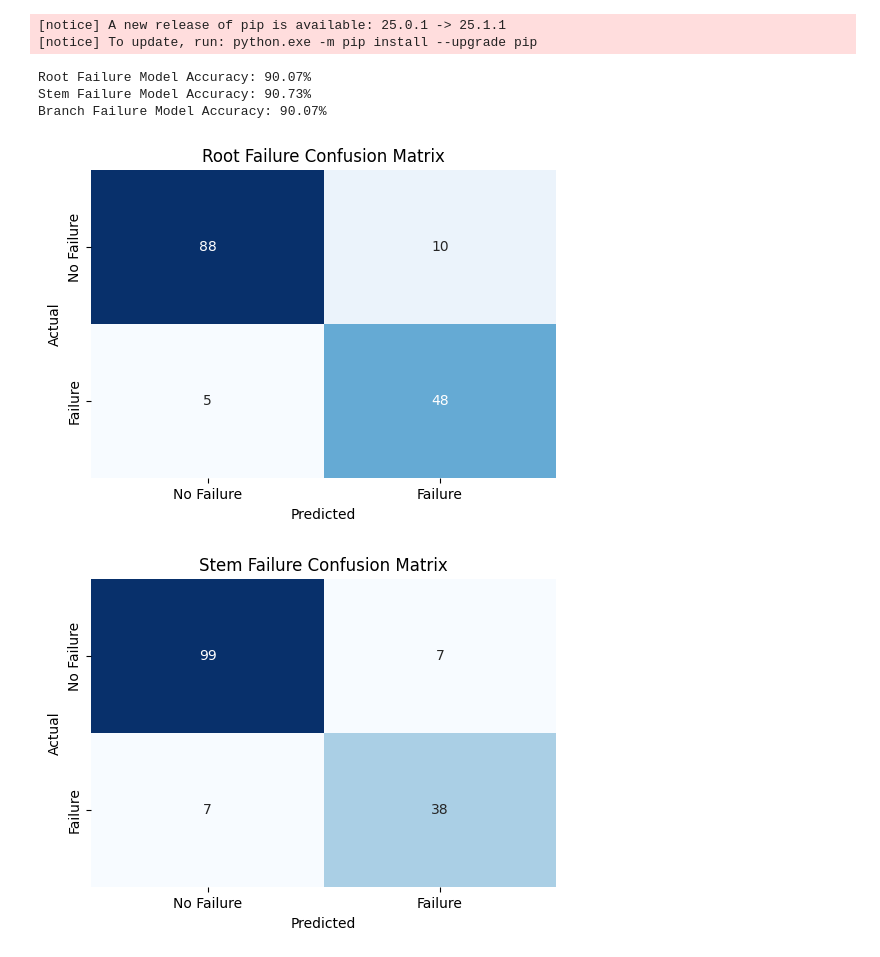
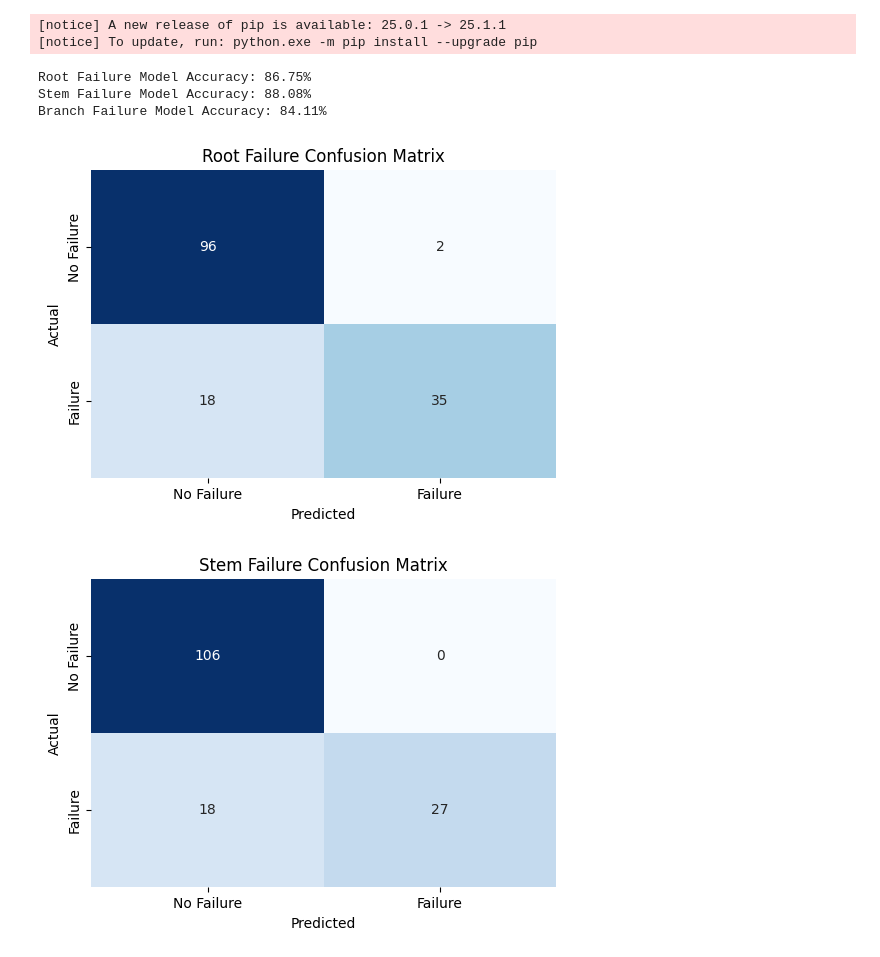
Before and after one commit to roshan-mahesh/Tree-Failure-Analysis, a Jupyter notebook: decision_tree/main.ipynb, the cells around one changed output. Cells and saved outputs as stored; diff of their text form; code cells hidden in the pictures.

```diff
--- a/decision_tree/main.ipynb
+++ b/decision_tree/main.ipynb
@@ -94,7 +94,7 @@ from sklearn.metrics import accuracy_score, confusion_matrix
 import seaborn as sns
 import matplotlib.pyplot as plt
 
-X = df.drop(columns=["Failed Part_BranchFailure", "Failed Part_RootFailure", "Failed Part_StemFailure"])
+X = df.drop(columns=["Failed Part_BranchFailure", "Failed Part_RootFailure", "Failed Part_StemFailure", "Root Failure_None", "Stem Failure_None", "Branch Failure_None"])
 
 models = []
 
@@ -106,41 +106,41 @@ def train_decision_tree_model(X, y, max_depth):
     model.fit(X_train, y_train)
 
     y_pred = model.predict(X_test)
 
     accuracy = accuracy_score(y_test, y_pred)
     return accuracy, y_pred, y_test
 
 y_root = df['Failed Part_RootFailure']
-accuracy_root, y_pred_root, y_test_root = train_decision_tree_model(X, y_root, 5)
+accuracy_root, y_pred_root, y_test_root = train_decision_tree_model(X, y_root, 7)
 
 y_stem = df['Failed Part_StemFailure']
-accuracy_stem, y_pred_stem, y_test_stem = train_decision_tree_model(X, y_stem, 5)
+accuracy_stem, y_pred_stem, y_test_stem = train_decision_tree_model(X, y_stem, 4)
 
 y_branch = df['Failed Part_BranchFailure']
-accuracy_branch, y_pred_branch, y_test_branch = train_decision_tree_model(X, y_branch, 4)
+accuracy_branch, y_pred_branch, y_test_branch = train_decision_tree_model(X, y_branch, 6)
 
 print(f"Root Failure Model Accuracy: {accuracy_root * 100:.2f}%")
 print(f"Stem Failure Model Accuracy: {accuracy_stem * 100:.2f}%")
 print(f"Branch Failure Model Accuracy: {accuracy_branch * 100:.2f}%")
 
 def plot_confusion_matrix(cm, title="Confusion Matrix"):
     plt.figure(figsize=(6, 4))
     sns.heatmap(cm, annot=True, fmt="d", cmap="Blues", cbar=False,
                 xticklabels=["No Failure", "Failure"], yticklabels=["No Failure", "Failure"])
     plt.title(title)
     plt.xlabel("Predicted")
     plt.ylabel("Actual")
     plt.show()
 
 plot_confusion_matrix(confusion_matrix(y_test_root, y_pred_root), "Root Failure Confusion Matrix")
 plot_confusion_matrix(confusion_matrix(y_test_stem, y_pred_stem), "Stem Failure Confusion Matrix")
 plot_confusion_matrix(confusion_matrix(y_test_branch, y_pred_branch), "Branch Failure Confusion Matrix")
 # %% [output]
-Root Failure Model Accuracy: 90.07%
-Stem Failure Model Accuracy: 90.73%
-Branch Failure Model Accuracy: 90.07%
+Root Failure Model Accuracy: 86.75%
+Stem Failure Model Accuracy: 88.08%
+Branch Failure Model Accuracy: 84.11%
-[figure, old version]
+[figure, new version]
-[figure, old version]
+[figure, new version]
 [figure]
 # %%
 from sklearn.tree import plot_tree
```
Also changed, not shown: parts of 2 cells of this notebook, 2 other files.
